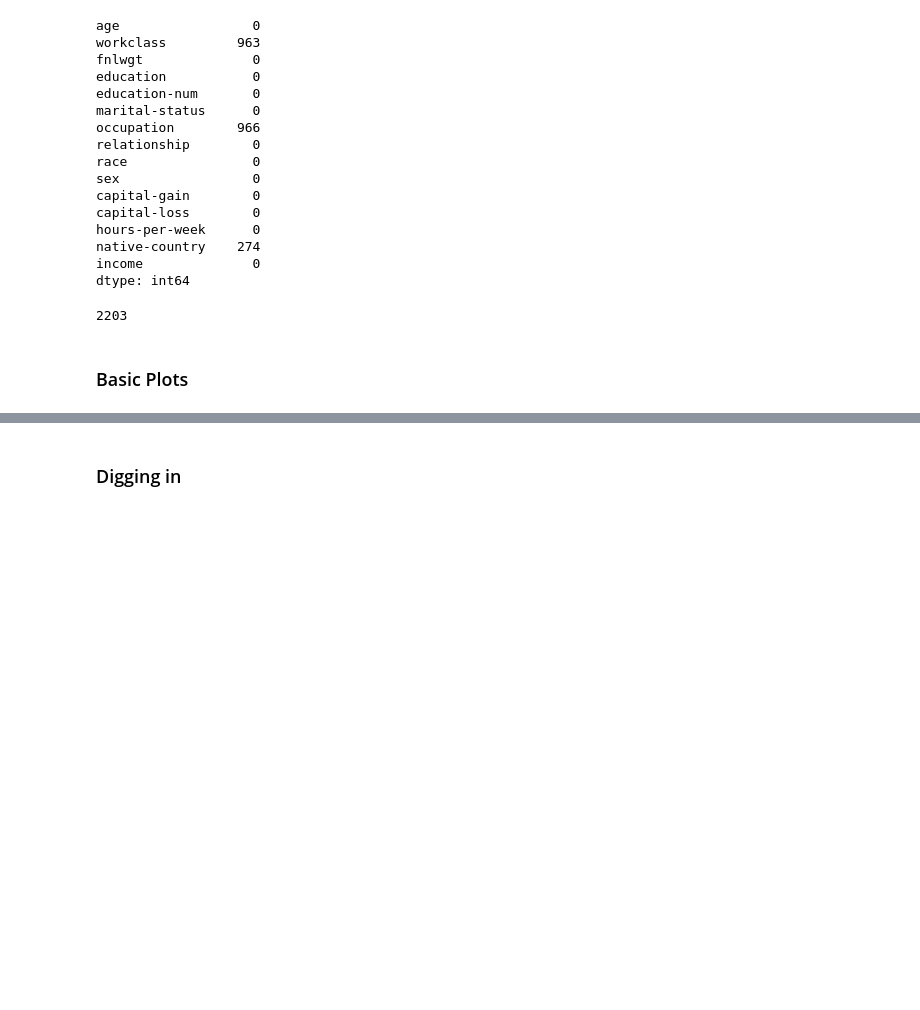
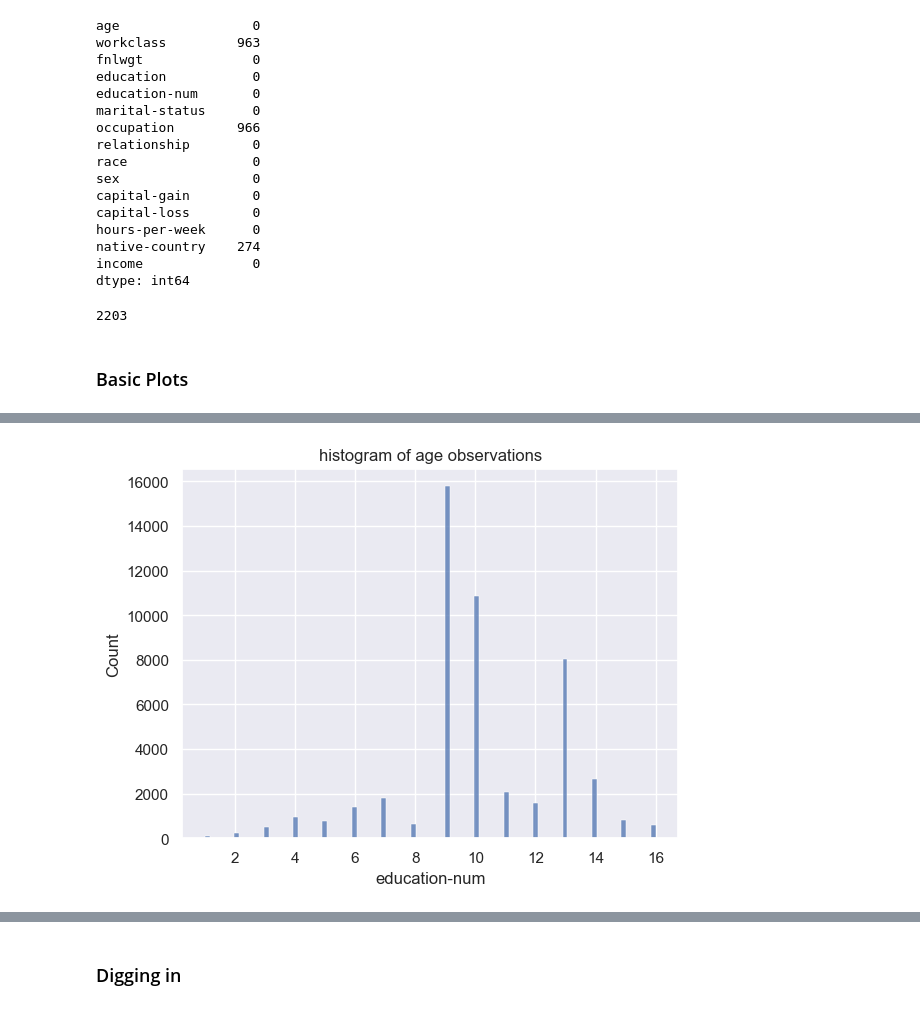
Before and after one commit to 474benchen/bias_aware_gridsearchCV, a Jupyter notebook: income.ipynb, the cells around one changed output, grey strips where cells are left out. Saved outputs shown, nothing was run; the diff lists cells and outputs as text; code cells hidden in the pictures; blank space fills up the shorter version.

```diff
--- a/income.ipynb
+++ b/income.ipynb
@@ -98,0 +125,6 @@ plt.show()
+# %%
+sns.histplot(adults_df['education-num'])
+plt.title('histogram of age observations')
+plt.show()
+# %% [output]
+[figure, added]
```
Also changed, not shown: parts of 7 cells of this notebook.
